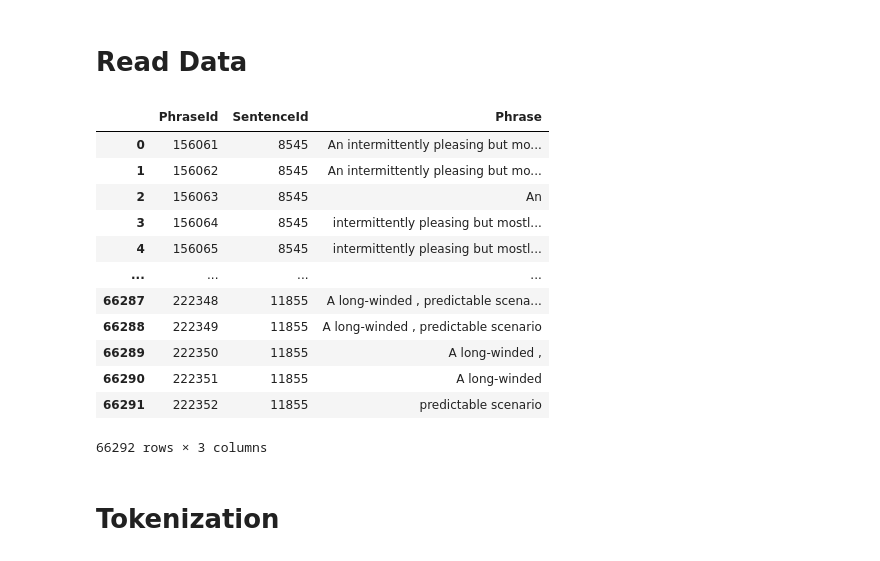
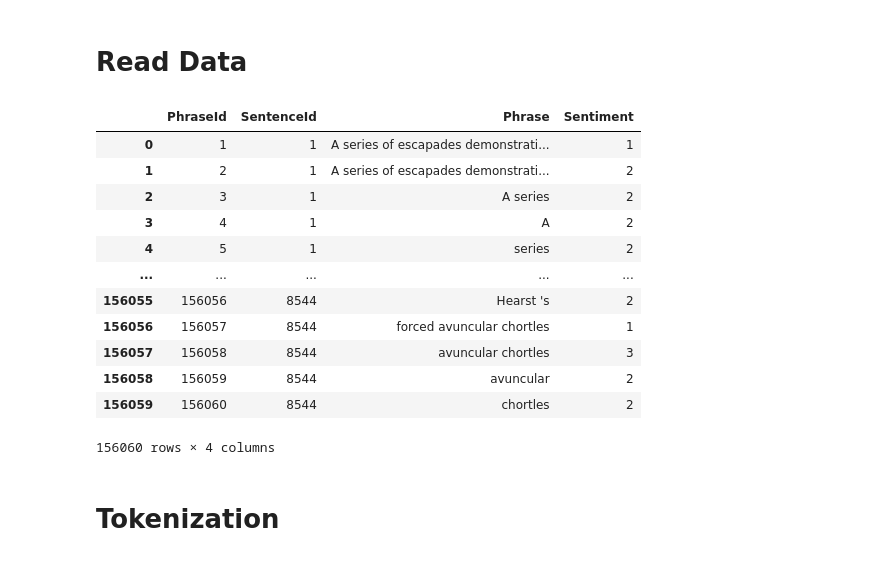
Before and after one commit to GuilhermeFCO/SentimentAnalysisOnMovieReviews, a Jupyter notebook: main.ipynb, the cells around one changed output. Cells and saved outputs as stored; diff of their text form; code cells hidden in the pictures.

```diff
--- a/main.ipynb
+++ b/main.ipynb
@@ -98,19 +115,19 @@ sample_submission = pd.read_csv('./data/sampleSubmission.csv', sep='\t')
-# %%
-test
-# %% [output]
-|  | PhraseId | SentenceId | Phrase |
-| 0 | 156061 | 8545 | An intermittently pleasing but mo... |
-| 1 | 156062 | 8545 | An intermittently pleasing but mo... |
-| 2 | 156063 | 8545 | An |
-| 3 | 156064 | 8545 | intermittently pleasing but mostl... |
-| 4 | 156065 | 8545 | intermittently pleasing but mostl... |
-| ... | ... | ... | ... |
-| 66287 | 222348 | 11855 | A long-winded , predictable scena... |
-| 66288 | 222349 | 11855 | A long-winded , predictable scenario |
-| 66289 | 222350 | 11855 | A long-winded , |
-| 66290 | 222351 | 11855 | A long-winded |
-| 66291 | 222352 | 11855 | predictable scenario |
-66292 rows × 3 columns
+# %%
+train
+# %% [output]
+|  | PhraseId | SentenceId | Phrase | Sentiment |
+| 0 | 1 | 1 | A series of escapades demonstrati... | 1 |
+| 1 | 2 | 1 | A series of escapades demonstrati... | 2 |
+| 2 | 3 | 1 | A series | 2 |
+| 3 | 4 | 1 | A | 2 |
+| 4 | 5 | 1 | series | 2 |
+| ... | ... | ... | ... | ... |
+| 156055 | 156056 | 8544 | Hearst 's | 2 |
+| 156056 | 156057 | 8544 | forced avuncular chortles | 1 |
+| 156057 | 156058 | 8544 | avuncular chortles | 3 |
+| 156058 | 156059 | 8544 | avuncular | 2 |
+| 156059 | 156060 | 8544 | chortles | 2 |
+156060 rows × 4 columns
 # %% [markdown]
 # Tokenization
 # %%
```
Also changed, not shown: parts of 13 cells of this notebook.
